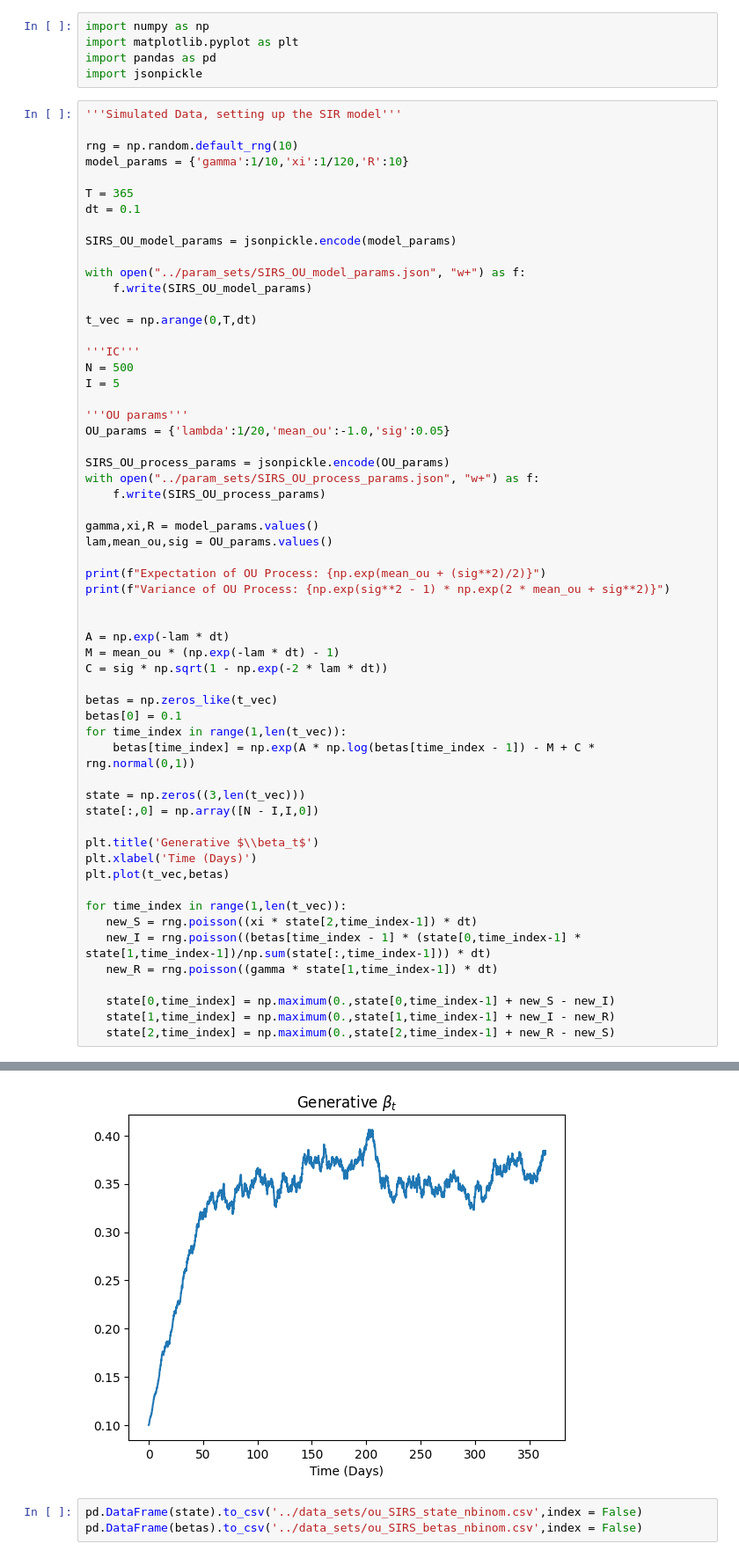
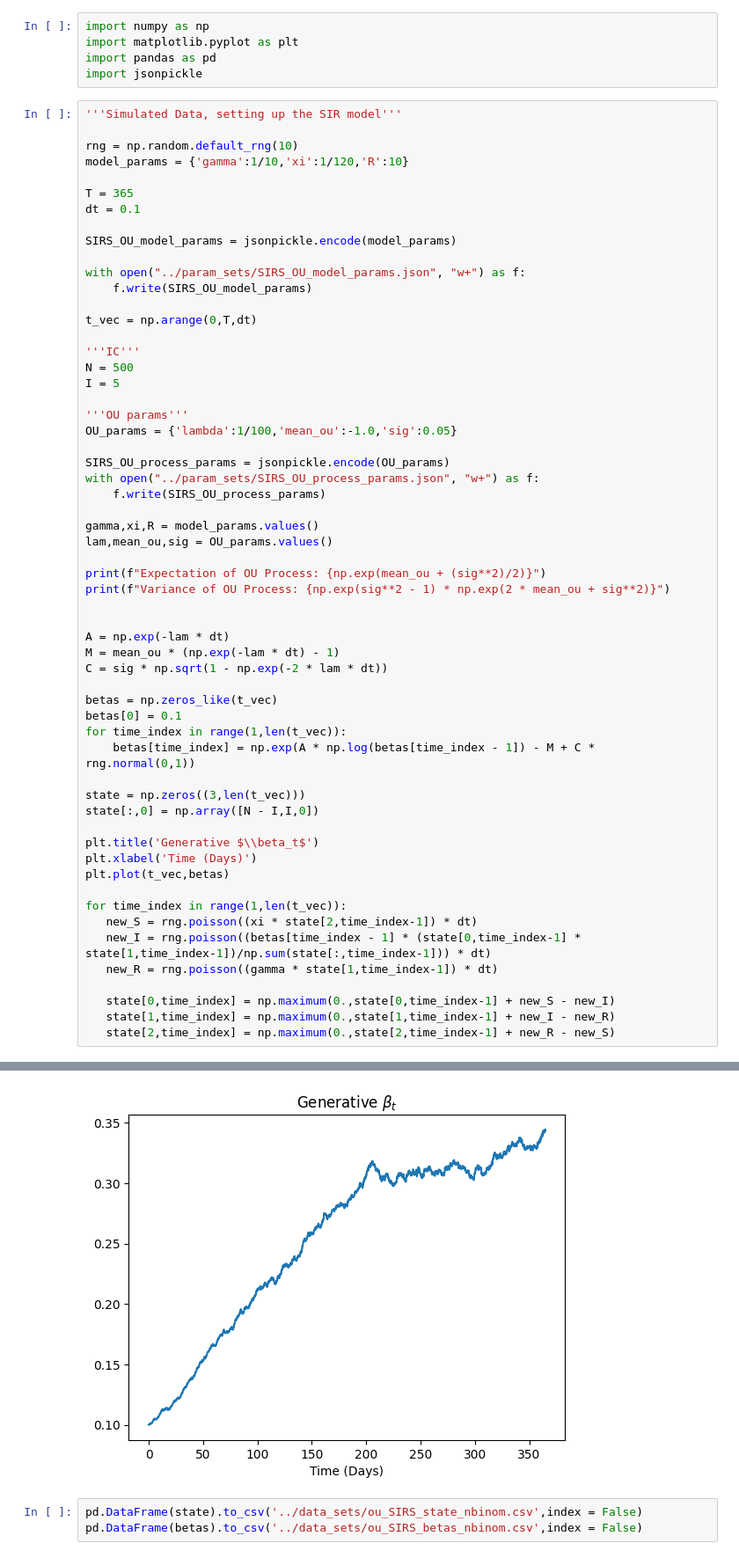
Before and after one commit to Averydx/PMCMC, a Jupyter notebook: examples/generative_data_OU_SIRS.ipynb, the cells around one changed output, grey strips where cells are left out. Shown at 88% size. Cells and saved outputs as stored; diff of their text form.

```diff
--- a/examples/generative_data_OU_SIRS.ipynb
+++ b/examples/generative_data_OU_SIRS.ipynb
@@ -24,7 +24,7 @@ N = 500
 I = 5
 
 '''OU params'''
-OU_params = {'lambda':1/20,'mean_ou':-1.0,'sig':0.05}
+OU_params = {'lambda':1/100,'mean_ou':-1.0,'sig':0.05}
 
 SIRS_OU_process_params = jsonpickle.encode(OU_params)
 with open("../param_sets/SIRS_OU_process_params.json", "w+") as f:
@@ -37,34 +37,34 @@ print(f"Expectation of OU Process: {np.exp(mean_ou + (sig**2)/2)}")
 print(f"Variance of OU Process: {np.exp(sig**2 - 1) * np.exp(2 * mean_ou + sig**2)}")
 
 
 A = np.exp(-lam * dt)
 M = mean_ou * (np.exp(-lam * dt) - 1)
 C = sig * np.sqrt(1 - np.exp(-2 * lam * dt))
 
 betas = np.zeros_like(t_vec)
 betas[0] = 0.1
 for time_index in range(1,len(t_vec)):
     betas[time_index] = np.exp(A * np.log(betas[time_index - 1]) - M + C * rng.normal(0,1))
 
 state = np.zeros((3,len(t_vec)))
 state[:,0] = np.array([N - I,I,0])
 
 plt.title('Generative $\\beta_t$')
 plt.xlabel('Time (Days)')
 plt.plot(t_vec,betas)
 
 for time_index in range(1,len(t_vec)):
    new_S = rng.poisson((xi * state[2,time_index-1]) * dt)
    new_I = rng.poisson((betas[time_index - 1] * (state[0,time_index-1] * state[1,time_index-1])/np.sum(state[:,time_index-1])) * dt)
    new_R = rng.poisson((gamma * state[1,time_index-1]) * dt)
 
    state[0,time_index] = np.maximum(0.,state[0,time_index-1] + new_S - new_I)
    state[1,time_index] = np.maximum(0.,state[1,time_index-1] + new_I - new_R)
    state[2,time_index] = np.maximum(0.,state[2,time_index-1] + new_R - new_S)
 # %% [output]
 Expectation of OU Process: 0.36833957799850986
 Variance of OU Process: 0.05003662708658628
-[figure, old version]
+[figure, new version]
 # %%
 pd.DataFrame(state).to_csv('../data_sets/ou_SIRS_state_nbinom.csv',index = False)
 pd.DataFrame(betas).to_csv('../data_sets/ou_SIRS_betas_nbinom.csv',index = False)
```
Also changed, not shown: parts of 3 cells of this notebook, 9 other files.
